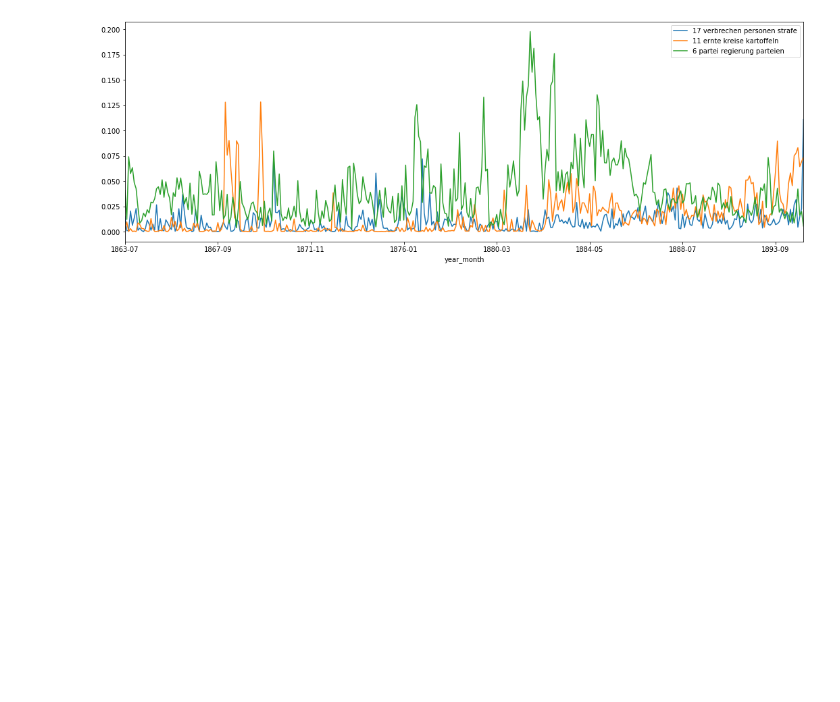
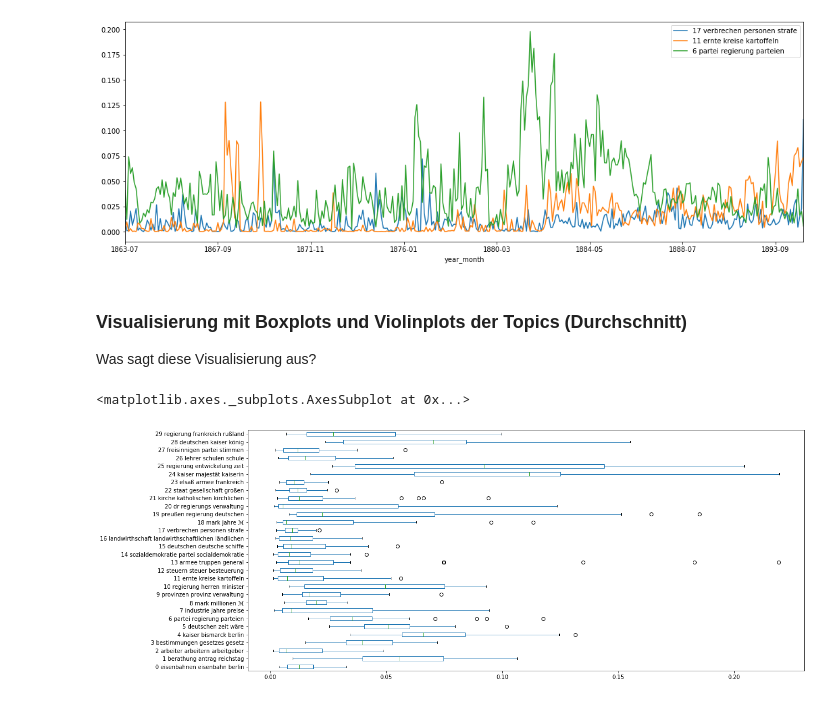
Before and after one commit to martindroege/text-mining-amtspresse-preussen, a Jupyter notebook: Topic-Modeling-Explorer.ipynb, the cells around one changed output. Cells and saved outputs as stored; diff of their text form; code cells hidden in the pictures; blank space fills up the shorter version.

Commit message:
Create Topic Modeling | Update Topic Modeling Explorer

```diff
--- a/Topic-Modeling-Explorer.ipynb
+++ b/Topic-Modeling-Explorer.ipynb
@@ -11,7 +11,8 @@ import seaborn as sns
 # %% [markdown]
 Einleseroutine
 # %%
-df = pd.read_csv( ||| Path to csv-file |||)
+df = pd.read_csv( ### Path to csv file)
+
 df.head()
 # %% [output]
 |  | docId | filename | filename.1 | full_date | year | year_month | article_count | article_counts_per_issue | ... |
@@ -108,3 +109,12 @@ df_year_month_topics.plot(figsize=(18,6))
 # %% [output]
 <matplotlib.axes._subplots.AxesSubplot at 0x...>
 [figure]
+# %% [markdown]
+### Visualisierung mit Boxplots und Violinplots der Topics (Durchschnitt)
+
+Was sagt diese Visualisierung aus?
+# %%
+df_year.iloc[:, 5:].plot(kind='box', vert=False, figsize=(18,8))
+# %% [output]
+<matplotlib.axes._subplots.AxesSubplot at 0x...>
+[figure, added]
```
Also changed, not shown: parts of 6 cells of this notebook, 1 other file.
